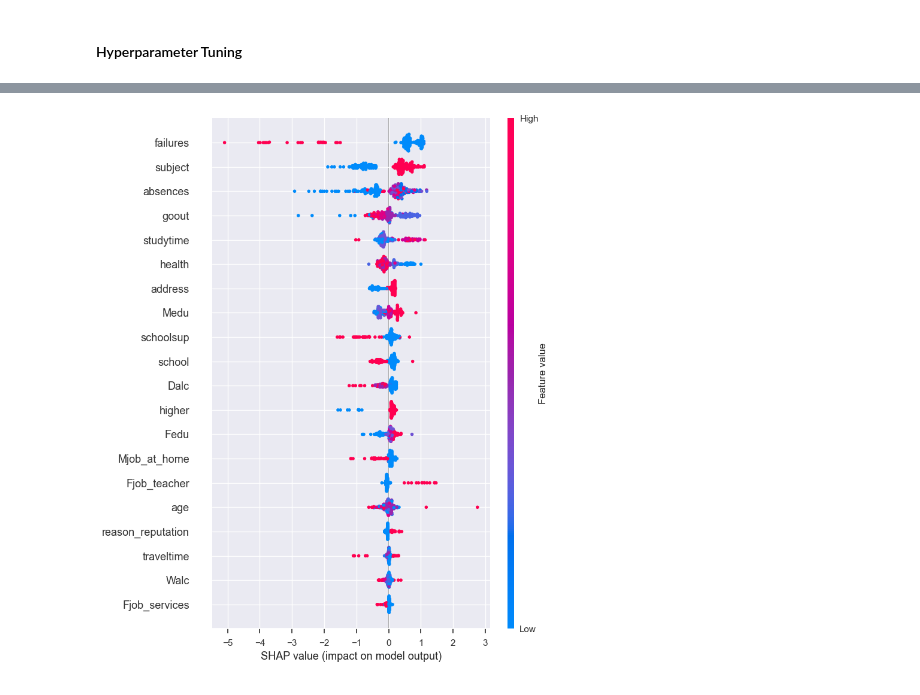
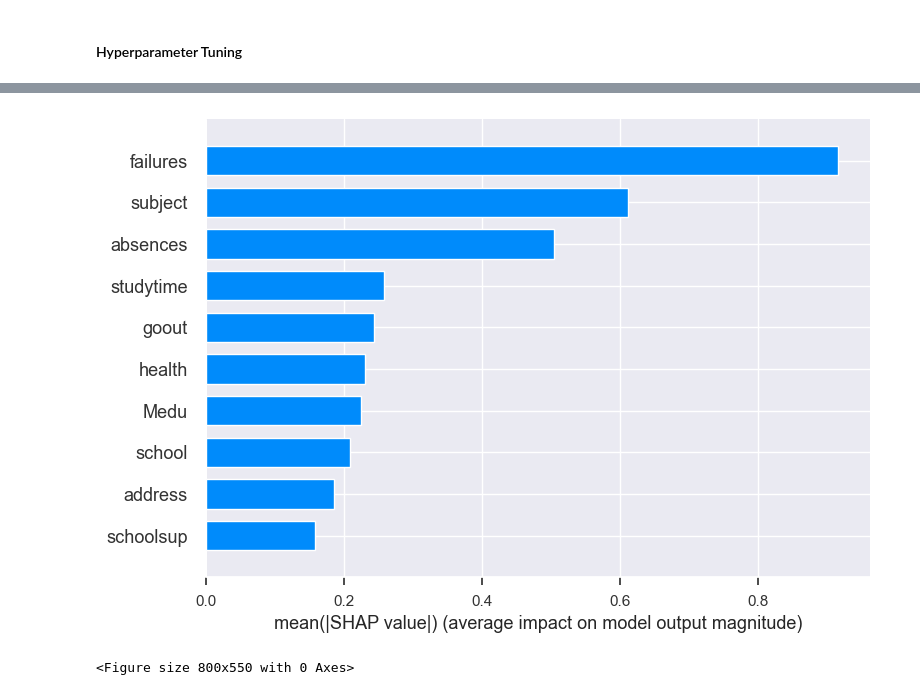
Before and after one commit to marek-hradil/ib031-project, a Jupyter notebook: notebooks/baugi.ipynb, the cells around one changed output, grey strips where cells are left out. Cells and saved outputs as stored; diff of their text form; code cells hidden in the pictures.

```diff
--- a/notebooks/baugi.ipynb
+++ b/notebooks/baugi.ipynb
@@ -597,9 +629,11 @@ plt.show()
 # %%
 explainer = shap.TreeExplainer(best_model)
 shap_values = explainer.shap_values(X_test)
-
-plt.figure(figsize=(10, 6))
-shap.summary_plot(shap_values, X_test)
-plt.show()
-# %% [output]
-[figure, removed]
+# %%
+plt.figure(figsize=(10, 6))
+shap.summary_plot(shap_values, X_test, plot_type="bar", max_display=10, rng=42)
+plt.tight_layout()
+plt.show()
+# %% [output]
+[figure, added]
+<Figure size 800x550 with 0 Axes>
```
Also changed, not shown: parts of 26 cells of this notebook.
